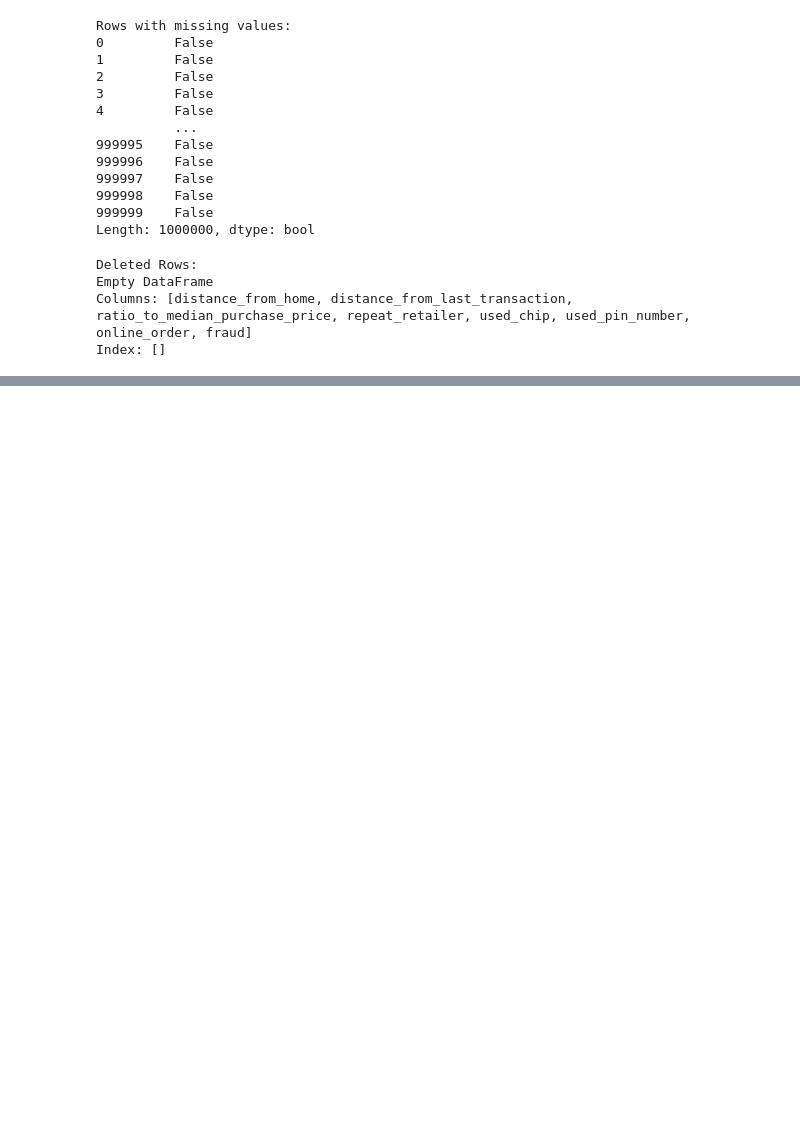
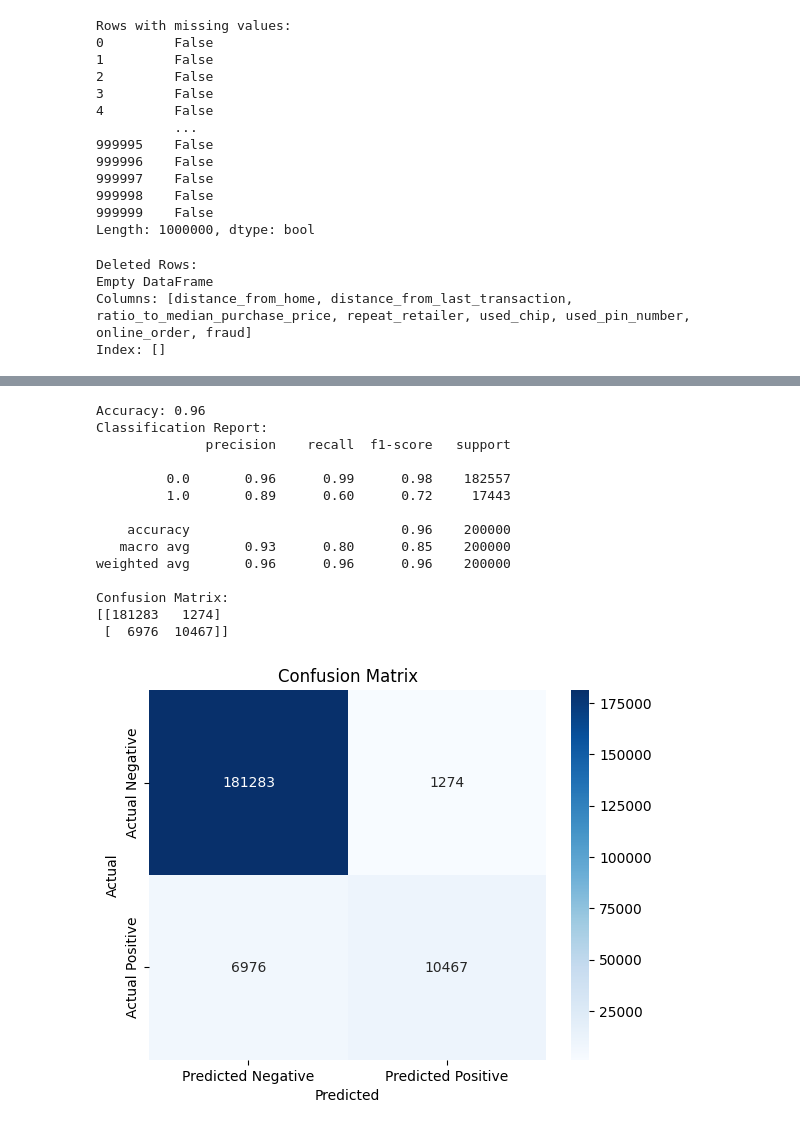
Before and after one commit to VaishnaviKS18/ML-card_transdata, a Jupyter notebook: ML-card_transdata.ipynb, the cells around one changed output, grey strips where cells are left out. Drawn from its saved outputs; the diff is of its cells as text; code cells hidden in the pictures; blank space fills up the shorter version.

```diff
--- a/ML-card_transdata.ipynb
+++ b/ML-card_transdata.ipynb
@@ -63,0 +206,57 @@ dtype: float64
+# %%
+X = data.drop('fraud', axis=1)
+y = data['fraud']
+X_train, X_test, y_train, y_test = train_test_split(X, y, test_size=0.2, random_state=42)
+scaler = StandardScaler()
+X_train = scaler.fit_transform(X_train)
+X_test = scaler.transform(X_test)
+lr = LogisticRegression(random_state=42)
+lr.fit(X_train, y_train)
+y_pred = lr.predict(X_test)
+accuracy = accuracy_score(y_test, y_pred)
+print(f'Accuracy: {accuracy:.2f}')
+print('Classification Report:')
+print(classification_report(y_test, y_pred))
+print('Confusion Matrix:')
+print(confusion_matrix(y_test, y_pred))
+cm = confusion_matrix(y_test, y_pred)
+sns.heatmap(cm, annot=True, fmt='d', cmap='Blues', xticklabels=['Predicted Negative', 'Predicted Positive'], yticklabels=['Actual Negative', 'Actual Positive'])
+plt.title('Confusion Matrix')
+plt.xlabel('Predicted')
+plt.ylabel('Actual')
+plt.show()
+
+
+if X.shape[1] == 2:
+
+    plt.figure(figsize=(10, 6))
+    sns.scatterplot(x=X.iloc[:, 0], y=X.iloc[:, 1], hue=y, palette='Set1', alpha=0.8)
+
+
+    xx, yy = np.meshgrid(np.linspace(X.iloc[:, 0].min()-1, X.iloc[:, 0].max()+1, 100),
+                         np.linspace(X.iloc[:, 1].min()-1, X.iloc[:, 1].max()+1, 100))
+    Z = lr.predict(np.c_[xx.ravel(), yy.ravel()])
+    Z = Z.reshape(xx.shape)
+
+
+    plt.contourf(xx, yy, Z, alpha=0.3, cmap='Set1')
+    plt.title('Decision Boundaries for Logistic Regression')
+    plt.xlabel('Feature 1')
+    plt.ylabel('Feature 2')
+    plt.show()
+# %% [output]
+Accuracy: 0.96
+Classification Report:
+              precision    recall  f1-score   support
+
+         0.0       0.96      0.99      0.98    182557
+         1.0       0.89      0.60      0.72     17443
+
+    accuracy                           0.96    200000
+   macro avg       0.93      0.80      0.85    200000
+weighted avg       0.96      0.96      0.96    200000
+
+Confusion Matrix:
+[[181283   1274]
+ [  6976  10467]]
+[figure, added]
```
Also changed, not shown: parts of 16 cells of this notebook.
